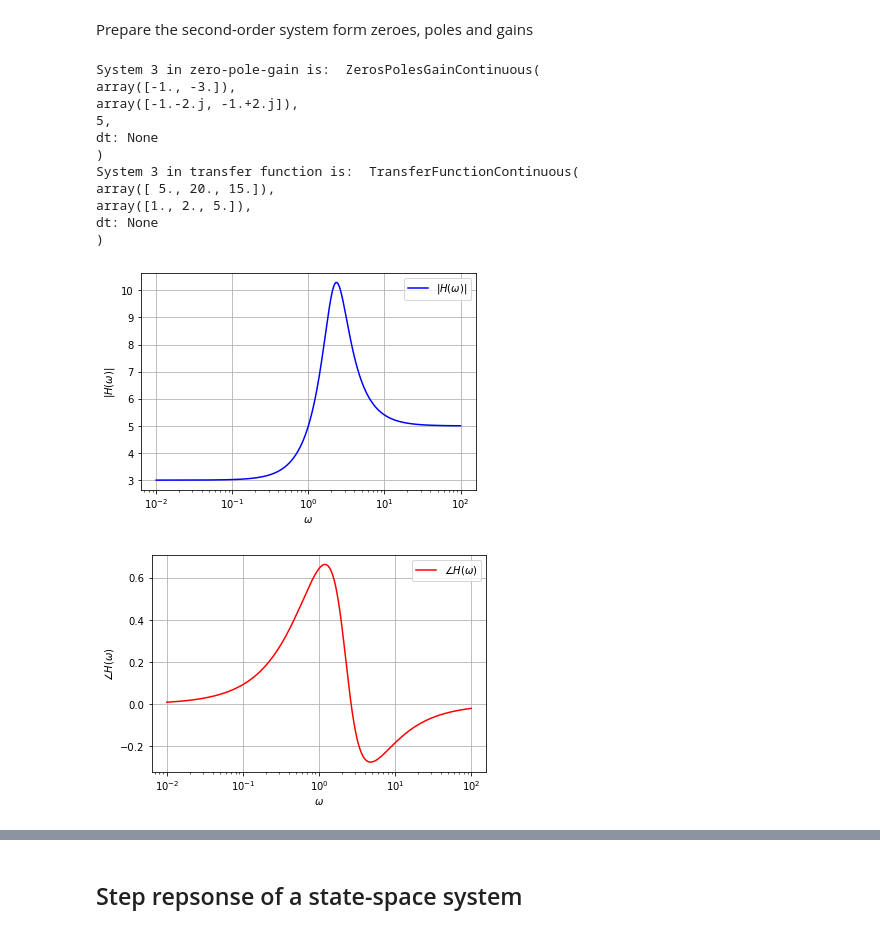
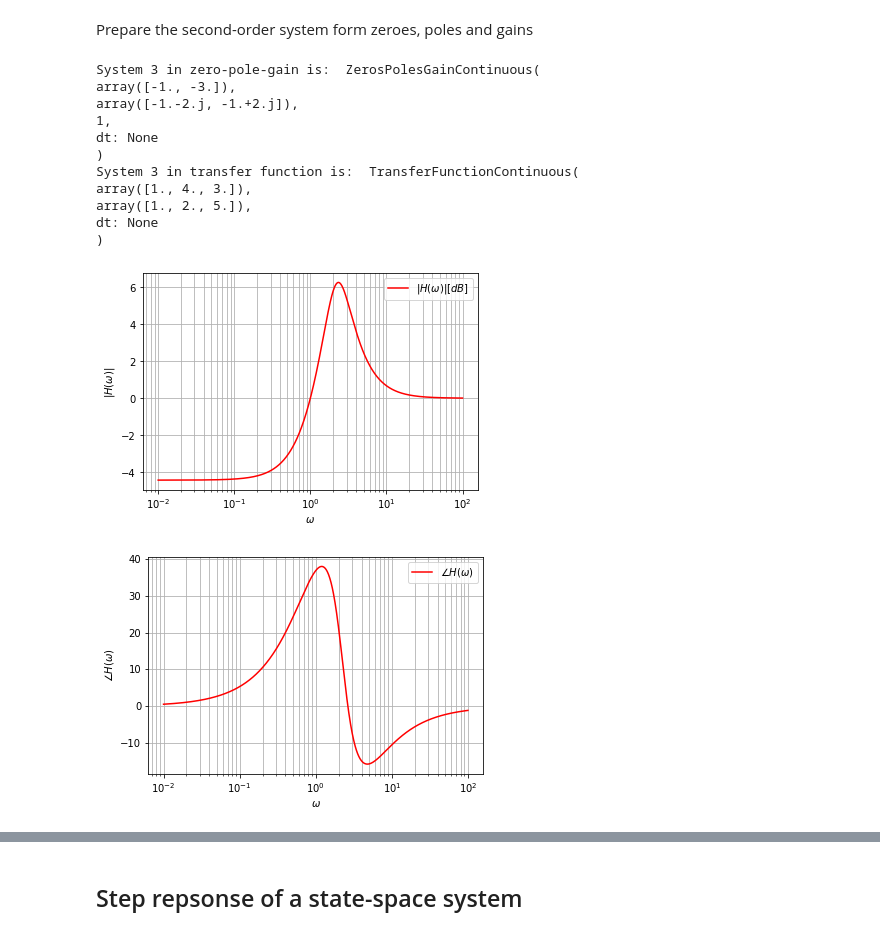
Before and after one commit to jupyterphysics/SystemsSignalsModels, a Jupyter notebook: M4Functions.ipynb, the cells around one changed output, grey strips where cells are left out. Saved outputs shown, nothing was run; the diff lists cells and outputs as text; code cells hidden in the pictures.

```diff
--- a/M4Functions.ipynb
+++ b/M4Functions.ipynb
@@ -112,37 +111,37 @@ $$ T(s) = \frac{(s+1)(s+3)}{(s+1+2j)(s+1-2j)}$$
 # %% [markdown]
 Prepare the second-order system form zeroes, poles and gains
 # %%
-sys3=signal.ZerosPolesGain([-1., -3.], [-1.-2j, -1+2j], 5)
+sys3=signal.ZerosPolesGain([-1., -3.], [-1.-2j, -1+2j], 1)
 print("System 3 in zero-pole-gain is: ",sys3)
 systf3=signal.ZerosPolesGain.to_tf(sys3)
 print("System 3 in transfer function is: ",systf3)
 w3i = np.logspace(-2,2,1000)
-w3, H3 = signal.freqresp(sys3,w3i)
+w3, H3mag, H3phase = sys3.bode(w3i)
 
 plt.figure()
-plt.semilogx(w3,np.abs(H3),"b",label=r'$|H(\omega)|$')
+plt.semilogx(w3,H3mag,"r",label=r'$|H(\omega)| [dB]$')
 plt.xlabel (r'$\omega$')
 plt.ylabel (r'$|H(\omega)|$')
 plt.legend()
-plt.grid(True)
+plt.grid(True,'both')
 plt.figure()
-plt.semilogx(w3,np.angle(H3),"r",label=r'$\angle H(\omega)$')
+plt.semilogx(w3,H3phase,"r",label=r'$\angle H(\omega)$')
 plt.xlabel (r'$\omega$')
 plt.ylabel (r'$\angle H(\omega)$')
 plt.legend()
-plt.grid(True)
+plt.grid(True,'both')
 plt.show()
 # %% [output]
 System 3 in zero-pole-gain is:  ZerosPolesGainContinuous(
 array([-1., -3.]),
 array([-1.-2.j, -1.+2.j]),
-5,
+1,
 dt: None
 )
 System 3 in transfer function is:  TransferFunctionContinuous(
-array([ 5., 20., 15.]),
+array([1., 4., 3.]),
 array([1., 2., 5.]),
 dt: None
 )
-[figure, old version]
+[figure, new version]
-[figure, old version]
+[figure, new version]
```
Also changed, not shown: parts of 7 cells of this notebook.
